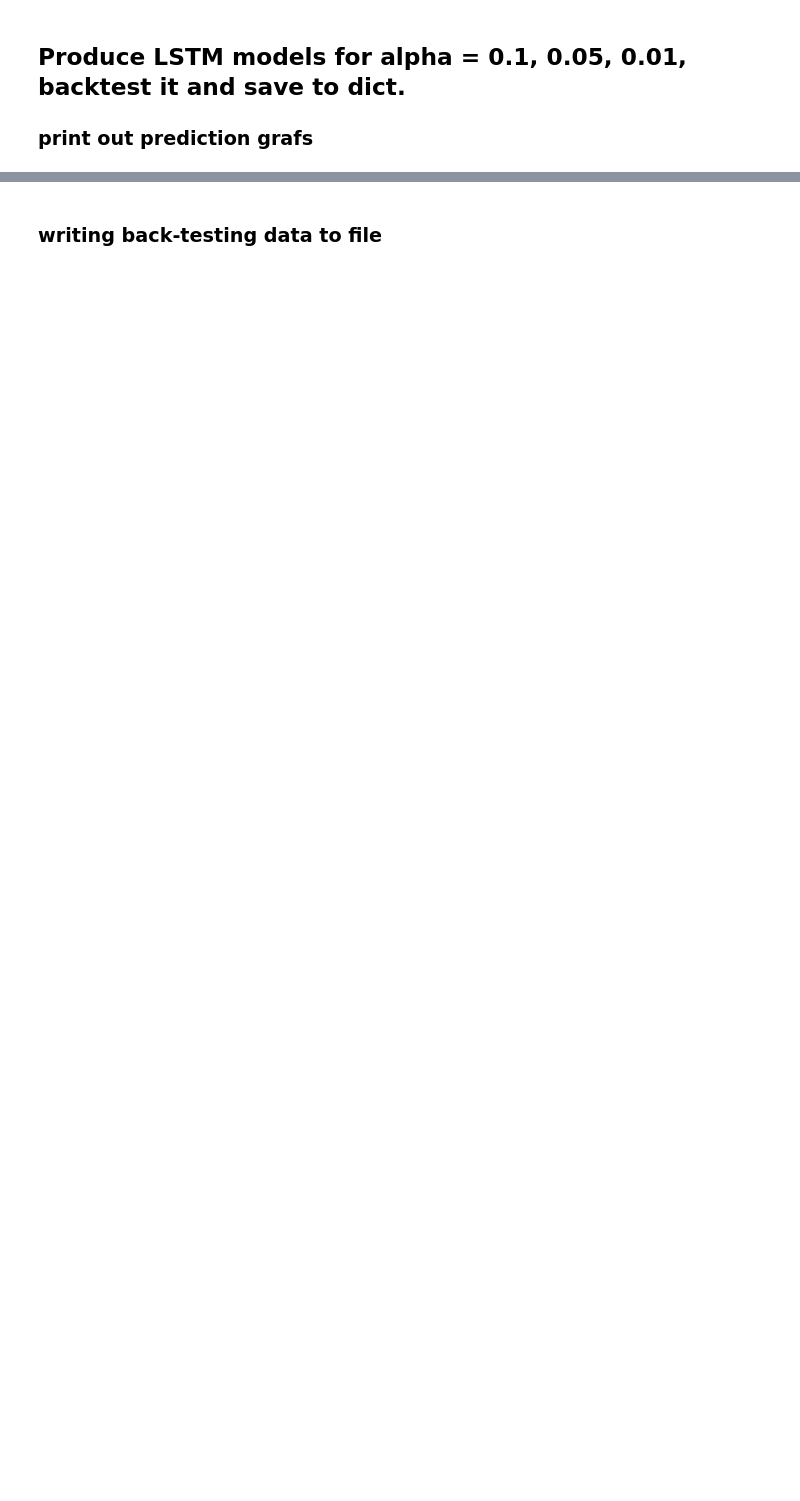
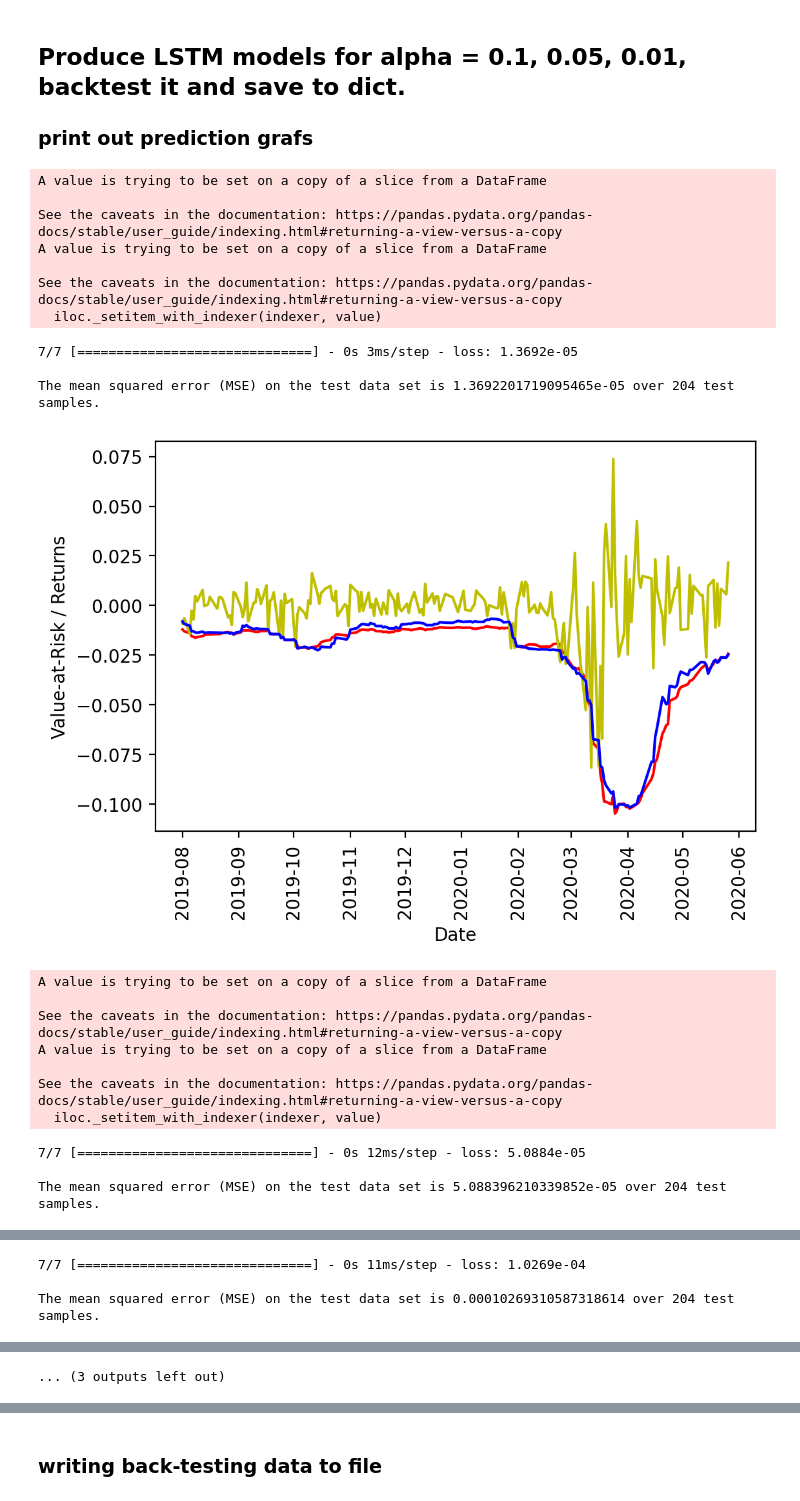
Before and after one commit to nickgore/thesis, a Jupyter notebook: presentation_notebook.ipynb, the cells around one changed output, grey strips where cells are left out. Saved outputs shown, nothing was run; the diff lists cells and outputs as text; code cells hidden in the pictures; blank space fills up the shorter version.

```diff
--- a/presentation_notebook.ipynb
+++ b/presentation_notebook.ipynb
@@ -22,9 +22,11 @@ import LSTM
 ### print out prediction grafs
 # %%
 bt = {}
-for index in {'PX', 'WIG20', 'BUX', 'SAX'}:
-# for index in {'WIG20'}:
-    for alpha in {0.1, 0.05, 0.01}:
+# for index in {'PX', 'WIG20', 'BUX', 'SAX'}:
+for index in {'PX'}:
+#     for alpha in {0.1, 0.05, 0.01}:
+    for sequence_length in {10,20,40,60,100}:
+        alpha = 0.05
         # random seed
         np.random.seed(111)
 
@@ -60,7 +62,7 @@ for index in {'PX', 'WIG20', 'BUX', 'SAX'}:
         var_lstm_model = LSTM.lstm_for_var()
 
         # train the model
-        var_lstm_model.fit(x_train, y_train, batch_size=512, epochs=50, validation_split=0.15, verbose=2)
+        var_lstm_model.fit(x_train, y_train, batch_size=512, epochs=50, validation_split=0.15, verbose=0)
 
         # evaluate the result
         test_mse = var_lstm_model.evaluate(x_test, y_test, verbose=1)
@@ -70,30 +72,52 @@ for index in {'PX', 'WIG20', 'BUX', 'SAX'}:
         num_test_samples = len(predicted_values)
         predicted_values = np.reshape(predicted_values, (num_test_samples,))
         y_pred = pd.DataFrame(predicted_values, index = data[-num_test_samples:].index)
 
         # plot the results
         fig = plt.figure(dpi = 200)
         # plt.plot(y_test, 'b')
         plt.plot(y_pred, 'r')
         # plt.plot(predicted_values)
         plt.plot(data['log_return'][-len(y_pred):], 'y')
         plt.plot(data['VaR'][-len(y_pred):], 'b')
         # plt.plot((y_test + shifted_value)*(maximum-minimum) + minimum)
         # plt.plot((predicted_values + shifted_value)*(maximum-minimum) + minimum)
 
         plt.xlabel('Date')
         plt.ylabel('Value-at-Risk / Returns')
         # plt.xaxis.set_major_formatter(matplotlib.dates.DateFormatter("%Y-%m"))
         # plt.xaxis.set_minor_formatter(matplotlib.dates.DateFormatter("%Y-%m"))
         _=plt.xticks(rotation=90)
         plt.show()
 #         fig.savefig(f'prediction_plot_{index}_{alpha}.png', bbox_inches='tight')
 
         real = data['log_return'][-len(y_pred):]
         pred = predicted_values
         backtests = backtesting.BackTest(
             actual = data['log_return'][-len(y_pred):],
             forecast = predicted_values,
             alpha = alpha
         )
         bt[index + '_' + str(alpha)] = backtests.back_test()
+# %% [output]
+A value is trying to be set on a copy of a slice from a DataFrame
+
+See the caveats in the documentation: https://pandas.pydata.org/pandas-docs/stable/user_guide/indexing.html#returning-a-view-versus-a-copy
+A value is trying to be set on a copy of a slice from a DataFrame
+
+See the caveats in the documentation: https://pandas.pydata.org/pandas-docs/stable/user_guide/indexing.html#returning-a-view-versus-a-copy
+  iloc._setitem_with_indexer(indexer, value)
+7/7 [==============================] - 0s 3ms/step - loss: 1.3692e-05
+
+The mean squared error (MSE) on the test data set is 1.3692201719095465e-05 over 204 test samples.
+[figure, added]
+A value is trying to be set on a copy of a slice from a DataFrame
+
+See the caveats in the documentation: https://pandas.pydata.org/pandas-docs/stable/user_guide/indexing.html#returning-a-view-versus-a-copy
+A value is trying to be set on a copy of a slice from a DataFrame
+
+See the caveats in the documentation: https://pandas.pydata.org/pandas-docs/stable/user_guide/indexing.html#returning-a-view-versus-a-copy
+  iloc._setitem_with_indexer(indexer, value)
+7/7 [==============================] - 0s 12ms/step - loss: 5.0884e-05
+
+The mean squared error (MSE) on the test data set is 5.088396210339852e-05 over 204 test samples.
@@ -99,0 +132,3 @@ for index in {'PX', 'WIG20', 'BUX', 'SAX'}:
+7/7 [==============================] - 0s 11ms/step - loss: 1.0269e-04
+
+The mean squared error (MSE) on the test data set is 0.00010269310587318614 over 204 test samples.
@@ -99,0 +147 @@ for index in {'PX', 'WIG20', 'BUX', 'SAX'}:
+... (3 outputs left out)
```
Also changed, not shown: parts of 2 cells of this notebook, 18 other files.
